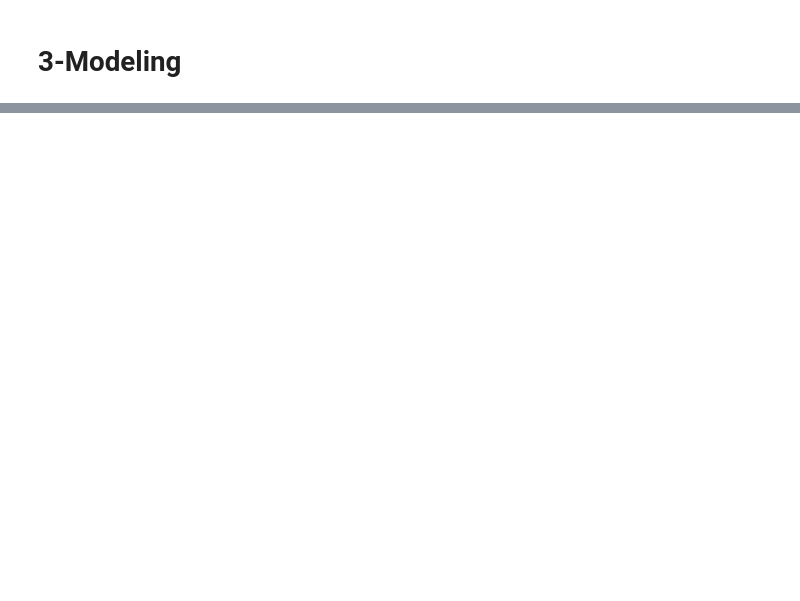
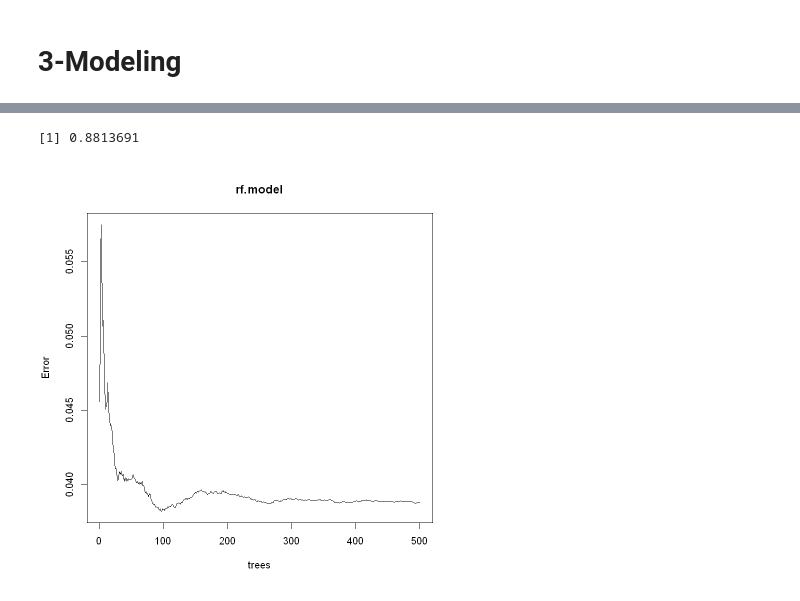
Before and after one commit to Mahshid-git/MGT_6203_GroupProject, a Jupyter notebook: 05_Documents/Final_code.ipynb, the cells around one changed output, grey strips where cells are left out. Cells and saved outputs as stored; diff of their text form; code cells hidden in the pictures; blank space fills up the shorter version.

```diff
--- a/05_Documents/Final_code.ipynb
+++ b/05_Documents/Final_code.ipynb
@@ -896,0 +1633,8 @@ ERROR: Error in eval(predvars, data, env): object 'deductibleamountinbuildingcov
+# %%
+# Function to calculate R square
+
+R_2 <- function(pred){
+
+  r2 = 1 - (sum((test$totalinsurancepremiumofthepolicy_log - pred)^2)/sum((test$totalinsurancepremiumofthepolicy_log - mean(test$totalinsurancepremiumofthepolicy_log))^2))
+  return (r2)
+}
@@ -896,0 +1902,17 @@ ERROR: Error in eval(predvars, data, env): object 'deductibleamountinbuildingcov
+# %%
+#2. Random Forest (computationally demanding)
+rf.model <- randomForest(totalinsurancepremiumofthepolicy_log ~., data = train, mtry = 3, importance = TRUE)
+plot(rf.model)
+
+pred.rf.train <- predict(rf.model, train)
+
+r2.rf.train <- R_2(pred.rf.train)
+
+rf.pred.test <- predict(rf.model, test)
+
+r2.rf.test <- R_2(rf.pred.test)
+
+print(r2.rf.test)
+# %% [output]
+[1] 0.8813691
+[figure, added]
```
Also changed, not shown: parts of 72 cells of this notebook, 14 other files.
